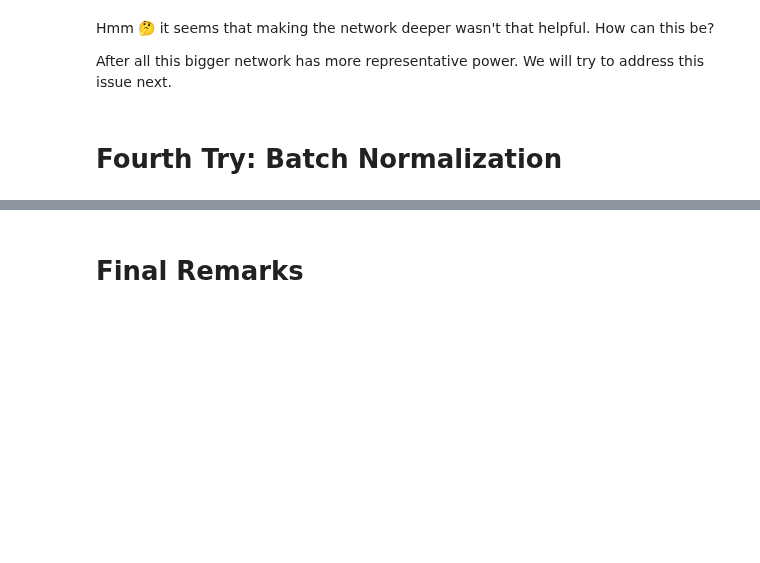
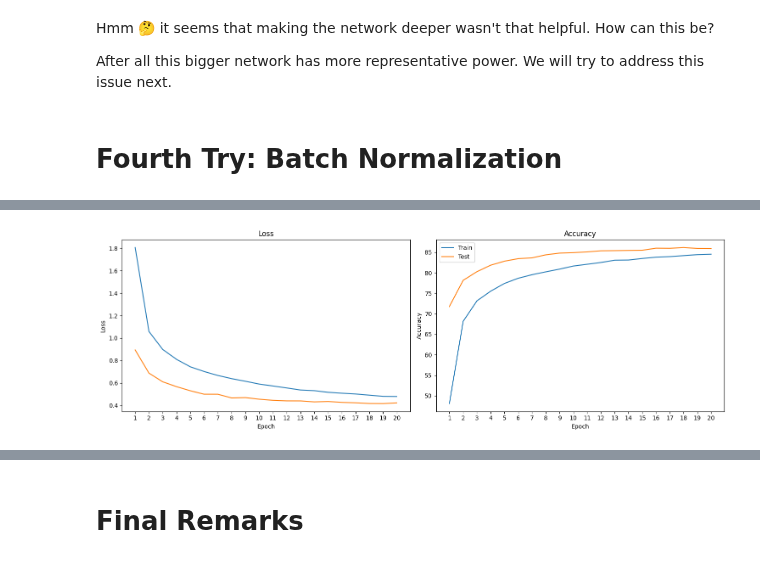
Before and after one commit to SharifiZarchi/Introduction_to_Machine_Learning, a Jupyter notebook: Jupyter_Notebooks/Chapter_03_Neural_Networks/Improving_NNs.ipynb, the cells around one changed output, grey strips where cells are left out. Saved outputs shown, nothing was run; the diff lists cells and outputs as text; code cells hidden in the pictures; blank space fills up the shorter version.

Commit message:
Add Dropout and Hyperparameter Tuning

```diff
--- a/Jupyter_Notebooks/Chapter_03_Neural_Networks/Improving_NNs.ipynb
+++ b/Jupyter_Notebooks/Chapter_03_Neural_Networks/Improving_NNs.ipynb
@@ -284,0 +302,29 @@ results = train_model(model, 20, optimizer, train_loader, test_loader)
+# %%
+class BiggerDO(nn.Module):
+    def __init__(self, input_size, num_classes):
+        super(BiggerDO, self).__init__()
+        self.network = nn.Sequential(
+            nn.Flatten(), nn.Linear(28*28, 512), nn.BatchNorm1d(512),
+            nn.ReLU(), nn.Dropout(0.20), nn.Linear(512, 512), nn.BatchNorm1d(512),
+            nn.ReLU(), nn.Dropout(0.20), nn.Linear(512, 512), nn.BatchNorm1d(512),
+            nn.ReLU(), nn.Dropout(0.20), nn.Linear(512, 256), nn.BatchNorm1d(256),
+            nn.ReLU(), nn.Dropout(0.15), nn.Linear(256, 256), nn.BatchNorm1d(256),
+            nn.ReLU(), nn.Dropout(0.15), nn.Linear(256, 256), nn.BatchNorm1d(256),
+            nn.ReLU(), nn.Dropout(0.15), nn.Linear(256, 128), nn.BatchNorm1d(128),
+            nn.ReLU(), nn.Dropout(0.10), nn.Linear(128, 128), nn.BatchNorm1d(128),
+            nn.ReLU(), nn.Dropout(0.10), nn.Linear(128, 128), nn.BatchNorm1d(128),
+            nn.ReLU(), nn.Dropout(0.10), nn.Linear(128, 64), nn.BatchNorm1d(64),
+            nn.ReLU(), nn.Dropout(0.05), nn.Linear(64, 64), nn.BatchNorm1d(64),
+            nn.ReLU(), nn.Dropout(0.05), nn.Linear(64, 64), nn.BatchNorm1d(64),
+            nn.ReLU(), nn.Dropout(0.05), nn.Linear(64, num_classes))
+
+    def forward(self, x):
+        return self.network(x)
+# %%
+model = BiggerDO(input_size=28*28, num_classes=len(classes)).to(device)
+
+optimizer = optim.Adam(model.parameters(), lr=0.001)
+
+results = train_model(model, 20, optimizer, train_loader, test_loader)
+# %% [output]
+[figure, added]
```
Also changed, not shown: parts of 19 cells of this notebook.
